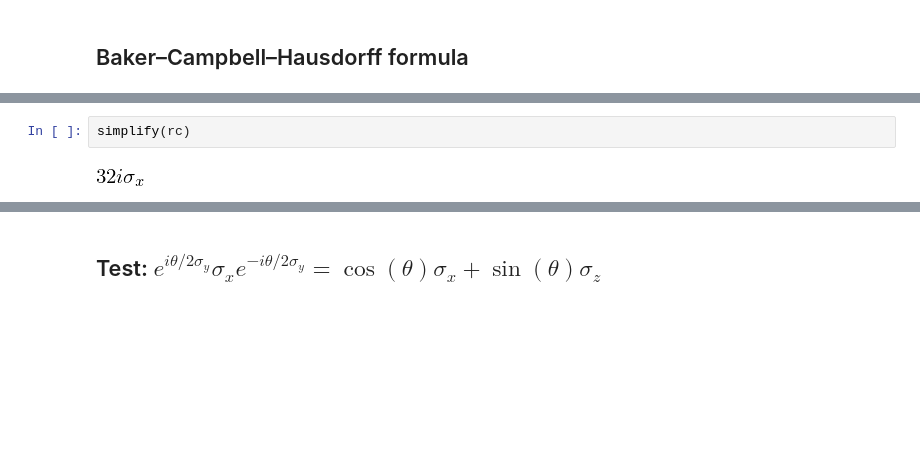
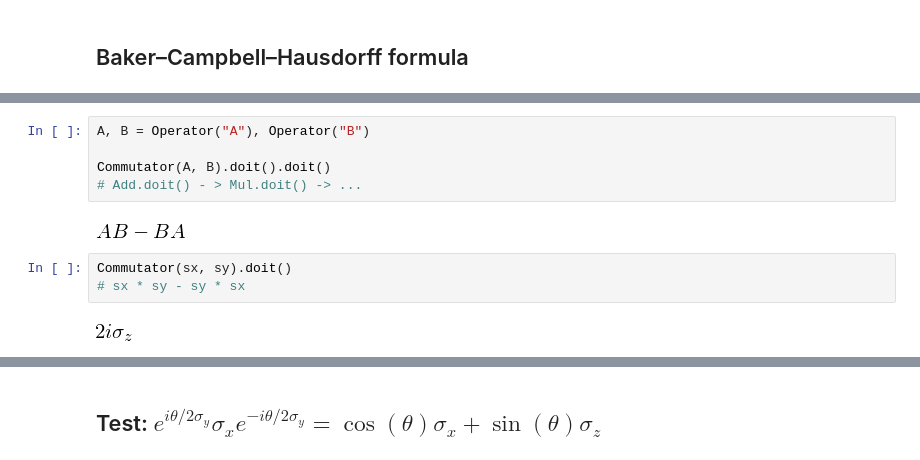
Before and after one commit to jrjohansson/sympsi-notebooks, a Jupyter notebook: sympy-quantum-pauli.ipynb, the cells around one changed output, grey strips where cells are left out. Cells and saved outputs as stored; diff of their text form; blank space fills up the shorter version.

```diff
--- a/sympy-quantum-pauli.ipynb
+++ b/sympy-quantum-pauli.ipynb
@@ -194,4 +214,12 @@ rc
-# %%
-simplify(rc)
-# %% [output]
-[figure, removed]
+# %%
+A, B = Operator("A"), Operator("B")
+
+Commutator(A, B).doit().doit()
+# Add.doit() - > Mul.doit() -> ...
+# %% [output]
+[figure, added]
+# %%
+Commutator(sx, sy).doit()
+# sx * sy - sy * sx
+# %% [output]
+[figure, added]
```
Also changed, not shown: parts of 16 cells of this notebook, 10 other files.
